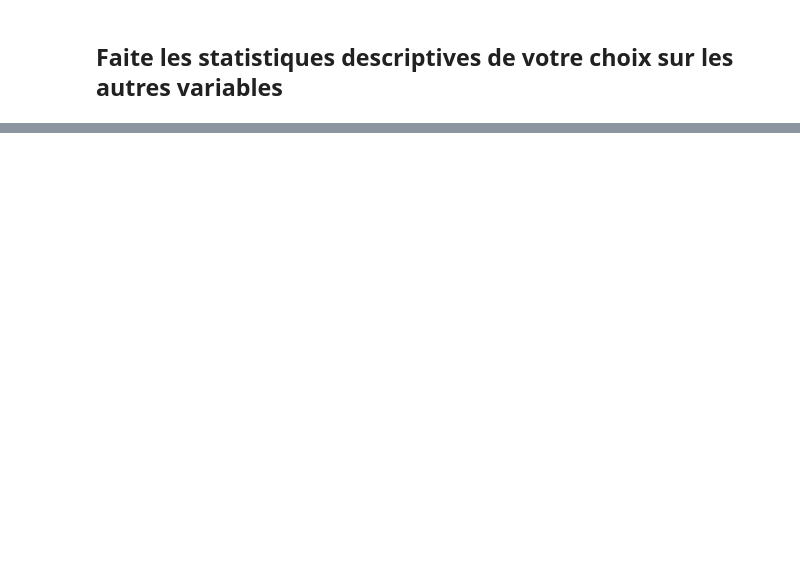
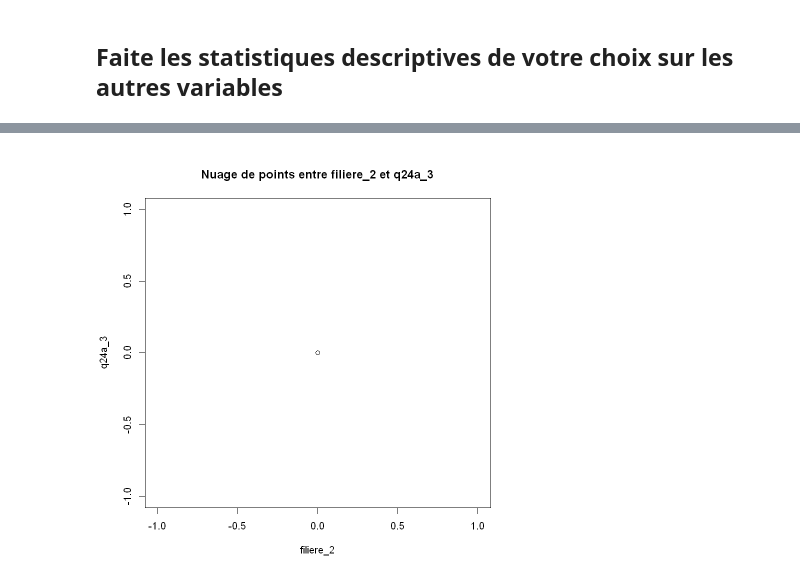
Before and after one commit to Mafieuu/ISE1_Cours-R-exploration-de-donnees, a Jupyter notebook: script/main.ipynb, the cells around one changed output, grey strips where cells are left out. Saved outputs shown, nothing was run; the diff lists cells and outputs as text; code cells hidden in the pictures; blank space fills up the shorter version.

```diff
--- a/script/main.ipynb
+++ b/script/main.ipynb
@@ -308,0 +637,4 @@ univarie<-function(var,projet_=projet){
+# %%
+bivarie("filiere_2","q24a_3",nuage_point=TRUE) #q24== age
+# %% [output]
+[figure, added]
```
Also changed, not shown: parts of 26 cells of this notebook, 1 other file.
